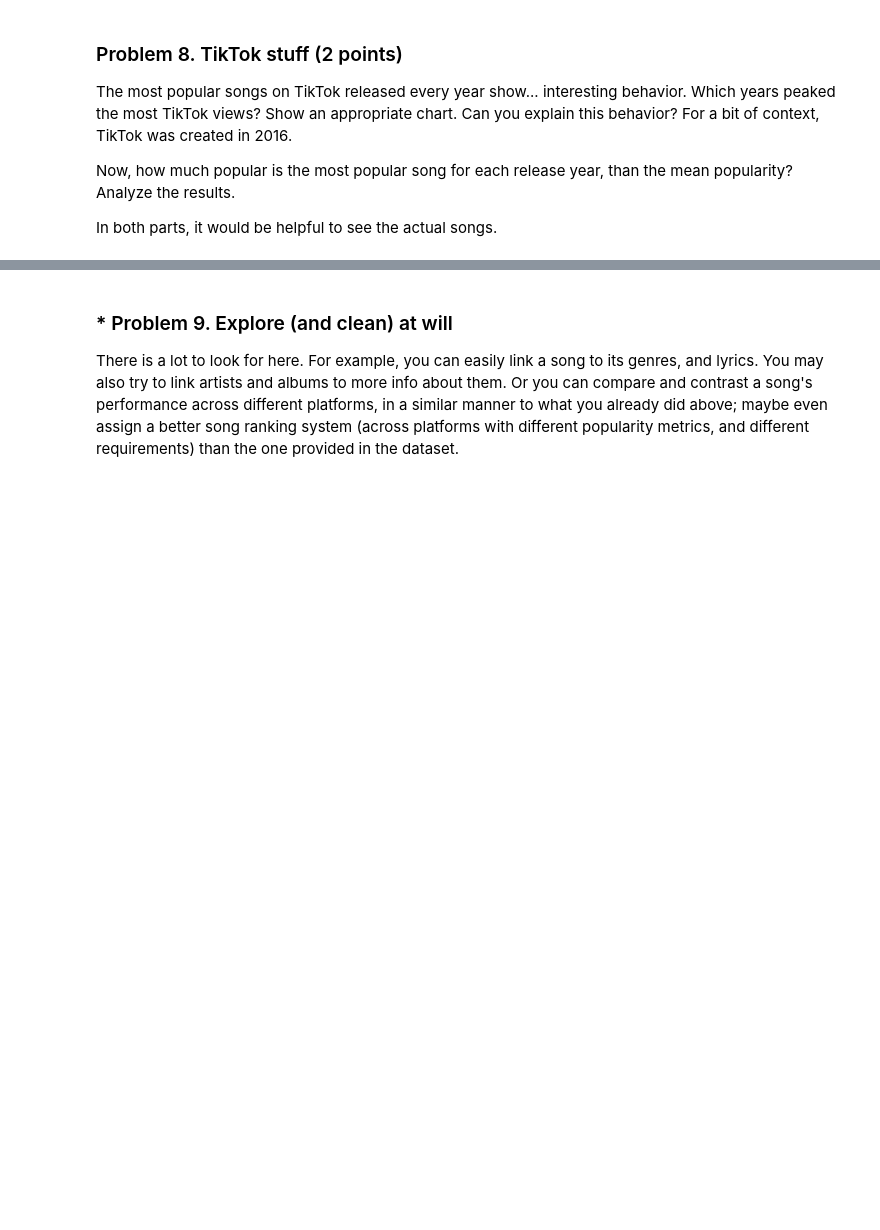
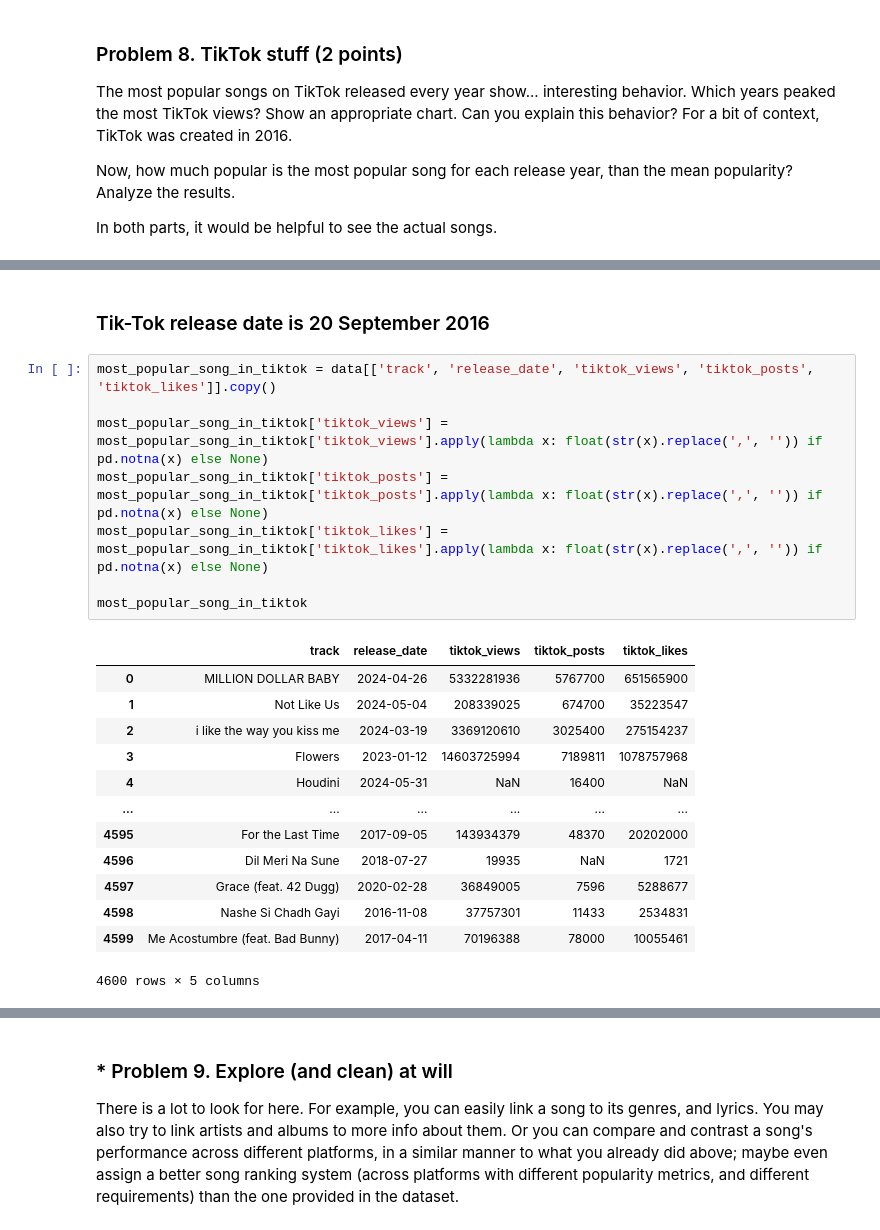
Before and after one commit to plamensve/Data_Science_Upskill_Softuni, a Jupyter notebook: 05_data_visualization_exploratory_data_analysis/Data Visualization and EDA Lab.ipynb, the cells around one changed output, grey strips where cells are left out. Cells and saved outputs as stored; diff of their text form; blank space fills up the shorter version.

```diff
--- a/05_data_visualization_exploratory_data_analysis/Data Visualization and EDA Lab.ipynb
+++ b/05_data_visualization_exploratory_data_analysis/Data Visualization and EDA Lab.ipynb
@@ -641,0 +649,24 @@ In both parts, it would be helpful to see the actual songs.
+# %% [markdown]
+### Tik-Tok release date is	20 September 2016
+# %%
+most_popular_song_in_tiktok = data[['track', 'release_date', 'tiktok_views', 'tiktok_posts', 'tiktok_likes']].copy()
+
+most_popular_song_in_tiktok['tiktok_views'] = most_popular_song_in_tiktok['tiktok_views'].apply(lambda x: float(str(x).replace(',', '')) if pd.notna(x) else None)
+most_popular_song_in_tiktok['tiktok_posts'] = most_popular_song_in_tiktok['tiktok_posts'].apply(lambda x: float(str(x).replace(',', '')) if pd.notna(x) else None)
+most_popular_song_in_tiktok['tiktok_likes'] = most_popular_song_in_tiktok['tiktok_likes'].apply(lambda x: float(str(x).replace(',', '')) if pd.notna(x) else None)
+
+most_popular_song_in_tiktok
+# %% [output]
+|  | track | release_date | tiktok_views | tiktok_posts | tiktok_likes |
+| 0 | MILLION DOLLAR BABY | 2024-04-26 | 5332281936 | 5767700 | 651565900 |
+| 1 | Not Like Us | 2024-05-04 | 208339025 | 674700 | 35223547 |
+| 2 | i like the way you kiss me | 2024-03-19 | 3369120610 | 3025400 | 275154237 |
+| 3 | Flowers | 2023-01-12 | 14603725994 | 7189811 | 1078757968 |
+| 4 | Houdini | 2024-05-31 | NaN | 16400 | NaN |
+| ... | ... | ... | ... | ... | ... |
+| 4595 | For the Last Time | 2017-09-05 | 143934379 | 48370 | 20202000 |
+| 4596 | Dil Meri Na Sune | 2018-07-27 | 19935 | NaN | 1721 |
+| 4597 | Grace (feat. 42 Dugg) | 2020-02-28 | 36849005 | 7596 | 5288677 |
+| 4598 | Nashe Si Chadh Gayi | 2016-11-08 | 37757301 | 11433 | 2534831 |
+| 4599 | Me Acostumbre (feat. Bad Bunny) | 2017-04-11 | 70196388 | 78000 | 10055461 |
+4600 rows × 5 columns
```
Also changed, not shown: parts of 11 cells of this notebook.
